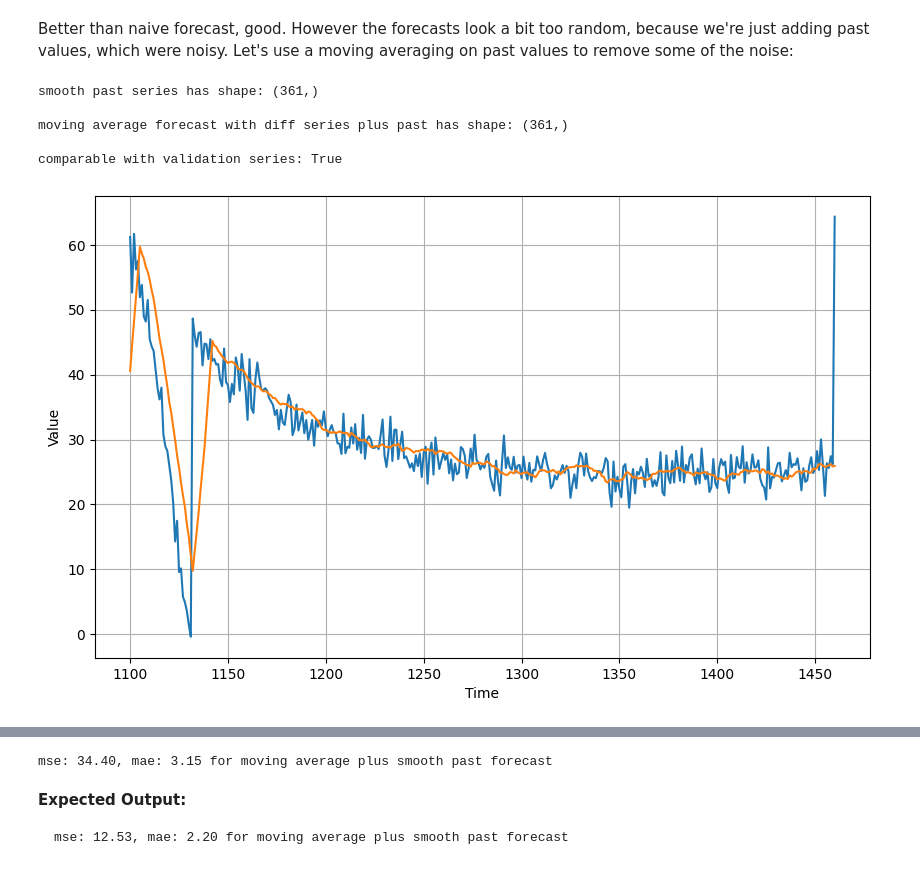
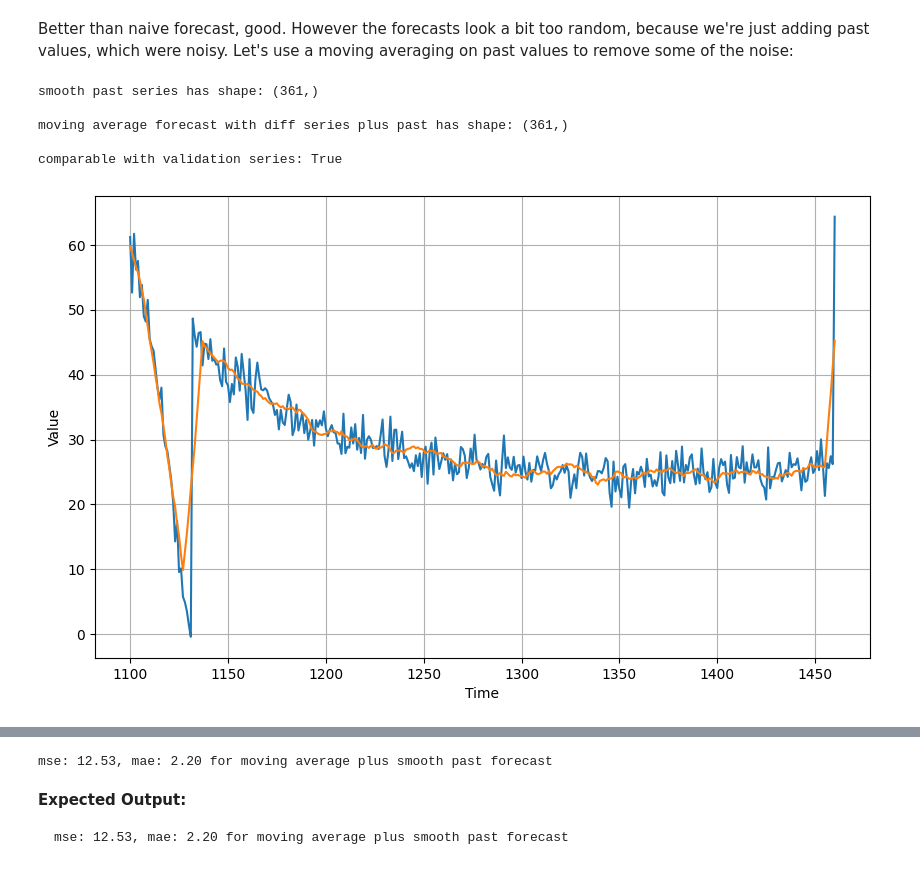
Before and after one commit to miladshiraniUCB/Coursera-tensorflow-1-public, a Jupyter notebook: C4/W1/assignment/C4W1_Assignment.ipynb, the cells around one changed output, grey strips where cells are left out. Drawn from its saved outputs; the diff is of its cells as text; code cells hidden in the pictures.

```diff
--- a/C4/W1/assignment/C4W1_Assignment.ipynb
+++ b/C4/W1/assignment/C4W1_Assignment.ipynb
@@ -467,31 +470,31 @@ mse: 8.50, mae: 2.33 for moving average plus past forecast
 Better than naive forecast, good. However the forecasts look a bit too random, because we're just adding past values, which were noisy. Let's use a moving averaging on past values to remove some of the noise:
 # %%
 ### START CODE HERE
-
+a = 10
 # Perform the correct split of SERIES
-smooth_past_series = moving_average_forecast(SERIES[SPLIT_TIME - 365 - 10:-365], 10)
+smooth_past_series = moving_average_forecast(SERIES[SPLIT_TIME - 360 - a :-360], a)
 
 print(f"smooth past series has shape: {smooth_past_series.shape}\n")
 
 # Add the smoothed out past values to the moving avg of diff series
 diff_moving_avg_plus_smooth_past = (smooth_past_series + diff_moving_avg) #None
 
 ### END CODE HERE
 
 print(f"moving average forecast with diff series plus past has shape: {diff_moving_avg_plus_smooth_past.shape}\n")
 print(f"comparable with validation series: {series_valid.shape == diff_moving_avg_plus_smooth_past.shape}")
 
 plt.figure(figsize=(10, 6))
 plot_series(time_valid, series_valid)
 plot_series(time_valid, diff_moving_avg_plus_smooth_past)
 plt.show()
 # %% [output]
 smooth past series has shape: (361,)
 
 moving average forecast with diff series plus past has shape: (361,)
 
 comparable with validation series: True
-[figure, old version]
+[figure, new version]
 # %% [markdown]
 **Expected Output:**
 
@@ -512,7 +515,7 @@ mse, mae = compute_metrics(series_valid, diff_moving_avg_plus_smooth_past)
 
 print(f"mse: {mse:.2f}, mae: {mae:.2f} for moving average plus smooth past forecast")
 # %% [output]
-mse: 34.40, mae: 3.15 for moving average plus smooth past forecast
+mse: 12.53, mae: 2.20 for moving average plus smooth past forecast
 # %% [markdown]
 **Expected Output:**
 
```
Also changed, not shown: parts of 1 cell of this notebook, 1 other file.
